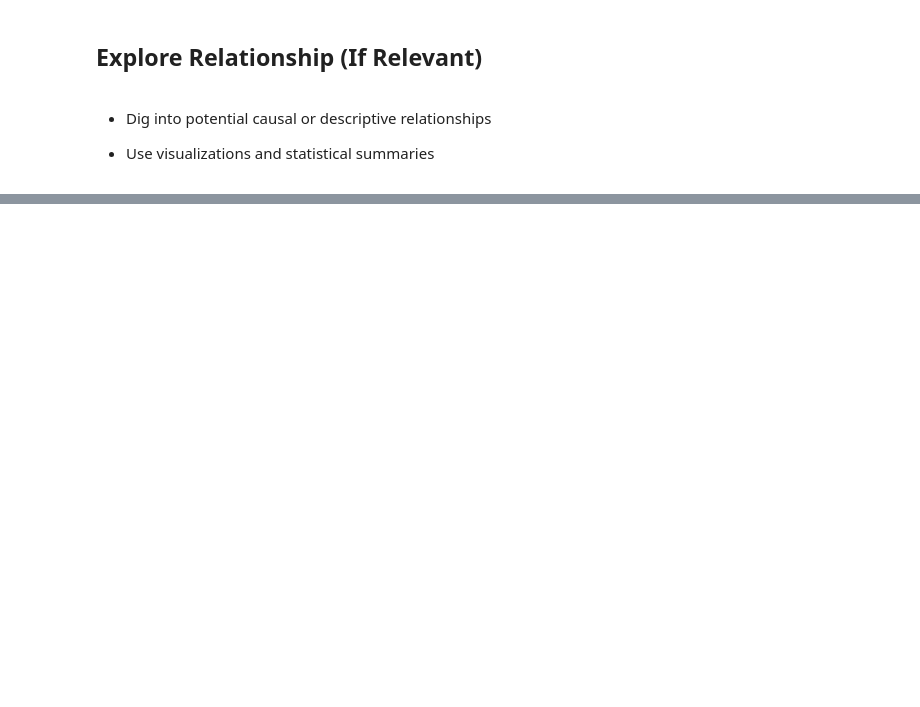
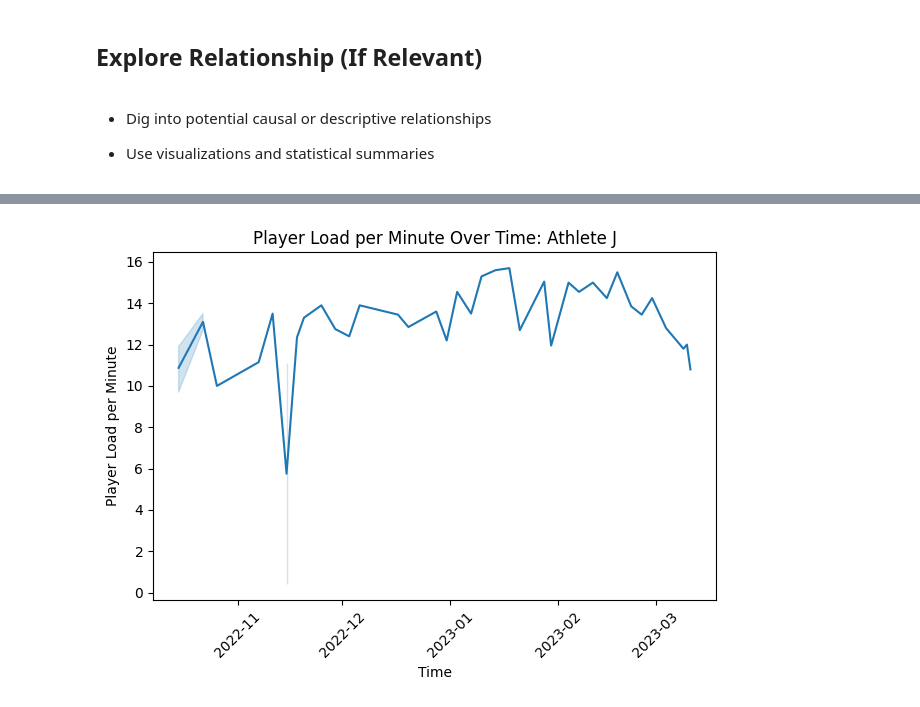
Before and after one commit to mgh2xx/FinalProject, a Jupyter notebook: assignments/EDA.ipynb, the cells around one changed output, grey strips where cells are left out. Saved outputs shown, nothing was run; the diff lists cells and outputs as text; code cells hidden in the pictures; blank space fills up the shorter version.

```diff
--- a/assignments/EDA.ipynb
+++ b/assignments/EDA.ipynb
@@ -230,0 +271,15 @@ plt.show()
+# %%
+player_name = "Athlete J"
+df_player = data[data['About'] == player_name]
+
+df_player = df_player.sort_values('Date')
+
+sns.lineplot(x='Date', y='Player Load Per Minute', data=df_player)
+plt.title(f"Player Load per Minute Over Time: {player_name}")
+plt.xlabel("Time")
+plt.ylabel("Player Load per Minute")
+plt.xticks(rotation=45)
+plt.tight_layout()
+plt.show()
+# %% [output]
+[figure, added]
```
Also changed, not shown: parts of 5 cells of this notebook.
